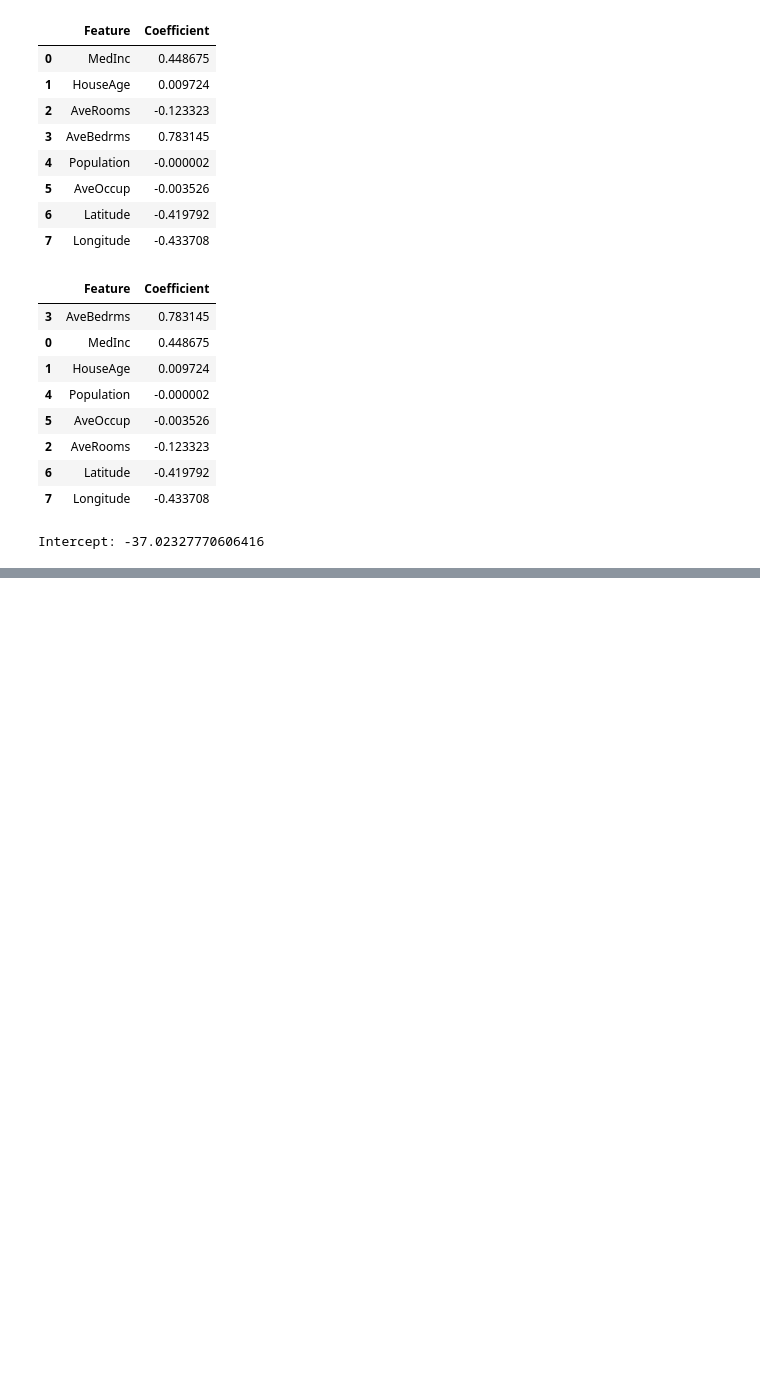
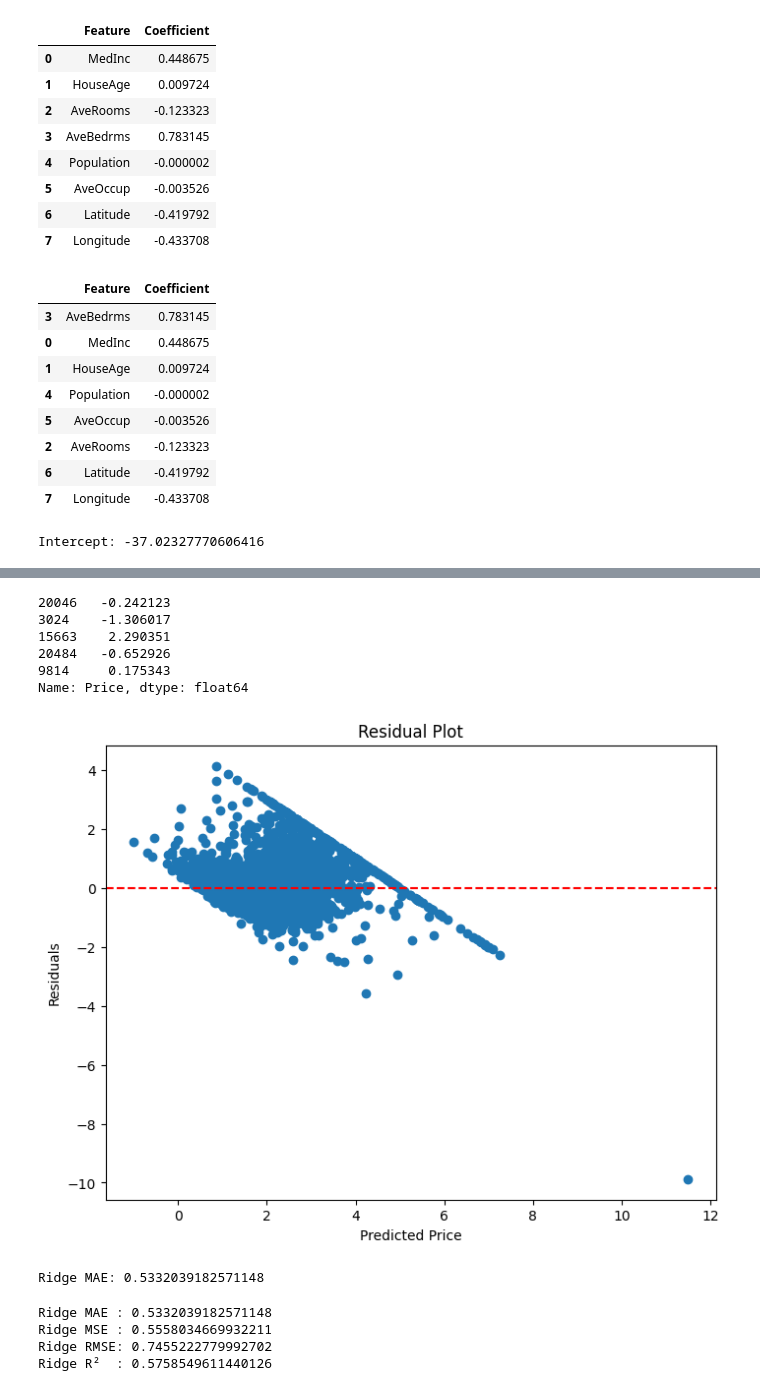
Before and after one commit to haneef333/house-price-prediction, a Jupyter notebook: notebooks/house_price_prediction.ipynb, the cells around one changed output, grey strips where cells are left out. Saved outputs shown, nothing was run; the diff lists cells and outputs as text; code cells hidden in the pictures; blank space fills up the shorter version.

```diff
--- a/notebooks/house_price_prediction.ipynb
+++ b/notebooks/house_price_prediction.ipynb
@@ -214,3 +214,5 @@ coefficients.sort_values(by="Coefficient", ascending=False)
 print("Intercept:", lr_model.intercept_)
 # %% [output]
 Intercept: -37.02327770606416
+# %%
+y_pred = lr_model.predict(X_test)
@@ -216,0 +238,25 @@ Intercept: -37.02327770606416
+# %%
+residuals = y_test - y_pred
+
+residuals.head()
+# %% [output]
+20046   -0.242123
+3024    -1.306017
+15663    2.290351
+20484   -0.652926
+9814     0.175343
+Name: Price, dtype: float64
+# %%
+plt.figure(figsize=(8,6))
+
+plt.scatter(y_pred, residuals)
+
+plt.axhline(y=0, color='red', linestyle='--')
+
+plt.xlabel("Predicted Price")
+plt.ylabel("Residuals")
+plt.title("Residual Plot")
+
+plt.show()
+# %% [output]
+[figure, added]
@@ -216,0 +269,26 @@ Intercept: -37.02327770606416
+# %%
+from sklearn.metrics import mean_absolute_error
+
+ridge_mae = mean_absolute_error(y_test, ridge_pred)
+
+print("Ridge MAE:", ridge_mae)
+# %% [output]
+Ridge MAE: 0.5332039182571148
+# %%
+from sklearn.metrics import mean_absolute_error, mean_squared_error, r2_score
+import numpy as np
+
+ridge_mae = mean_absolute_error(y_test, ridge_pred)
+ridge_mse = mean_squared_error(y_test, ridge_pred)
+ridge_rmse = np.sqrt(ridge_mse)
+ridge_r2 = r2_score(y_test, ridge_pred)
+
+print("Ridge MAE :", ridge_mae)
+print("Ridge MSE :", ridge_mse)
+print("Ridge RMSE:", ridge_rmse)
+print("Ridge R²  :", ridge_r2)
+# %% [output]
+Ridge MAE : 0.5332039182571148
+Ridge MSE : 0.5558034669932211
+Ridge RMSE: 0.7455222779992702
+Ridge R²  : 0.5758549611440126
```
Also changed, not shown: parts of 22 cells of this notebook, 1 other file.
